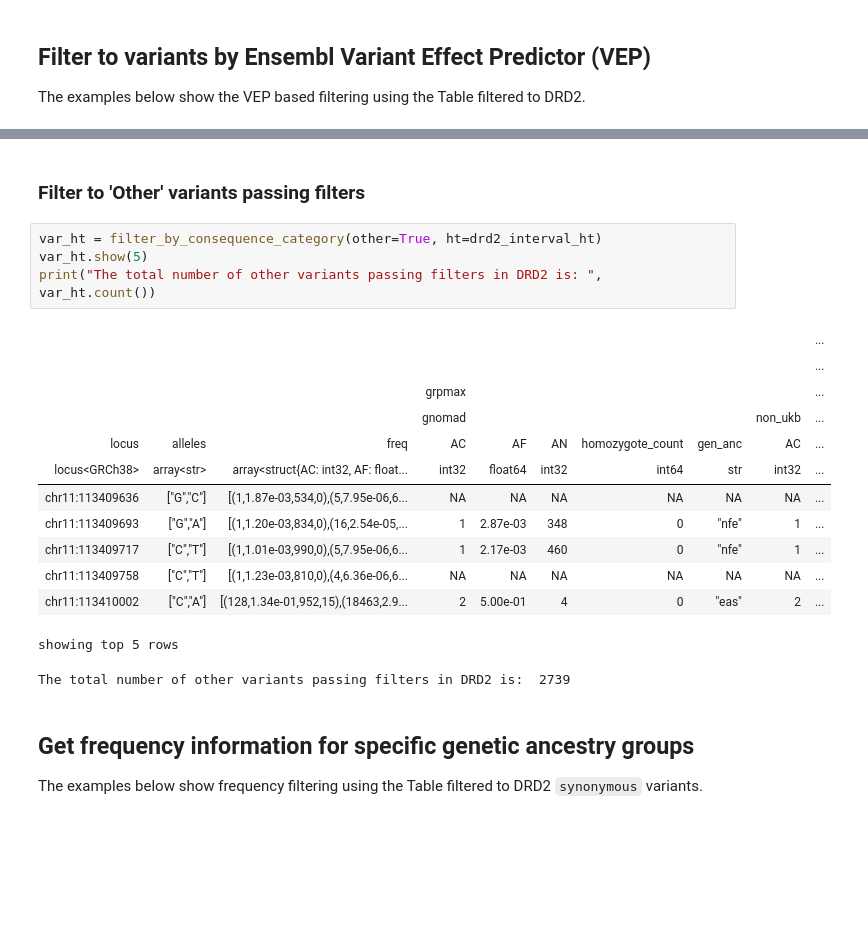
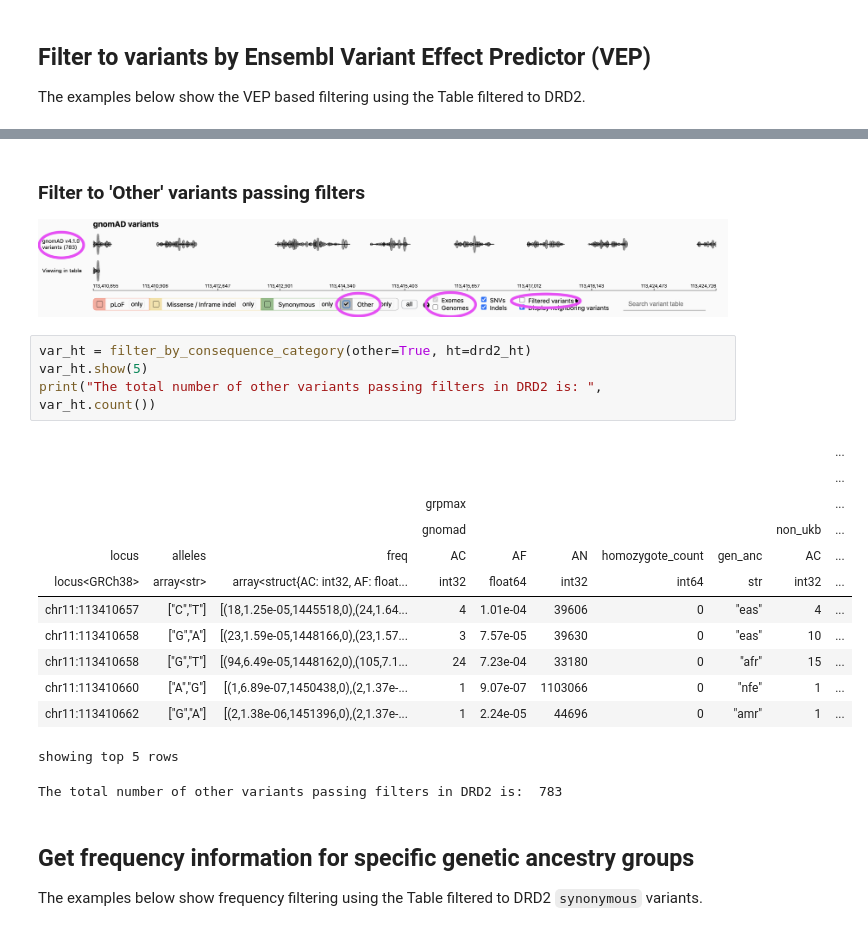
Before and after one commit to broadinstitute/gnomad-toolbox, a Jupyter notebook: gnomad_toolbox/notebooks/intro_to_filtering_variant_data.ipynb, the cells around one changed output, grey strips where cells are left out. Drawn from its saved outputs; the diff is of its cells as text; blank space fills up the shorter version.

Commit message:
Fix other filter in `filter_by_consequence_category`

```diff
--- a/gnomad_toolbox/notebooks/intro_to_filtering_variant_data.ipynb
+++ b/gnomad_toolbox/notebooks/intro_to_filtering_variant_data.ipynb
@@ -155,24 +163,26 @@ showing top 5 rows
 The total number of synonymous variants passing filters in DRD2 is:  238
 # %% [markdown]
 ### Filter to 'Other' variants passing filters
+
+![Screenshot 2024-12-20 at 11.13.08 AM.png](attachment:5565afe1-9dbe-42de-b70e-224b9d8651e4.png)
 # %%
-var_ht = filter_by_consequence_category(other=True, ht=drd2_interval_ht)
+var_ht = filter_by_consequence_category(other=True, ht=drd2_ht)
 var_ht.show(5)
 print("The total number of other variants passing filters in DRD2 is: ", var_ht.count())
 # %% [output]
 |  |  |  |  |  |  |  |  |  | ... |
 |  |  |  |  |  |  |  |  |  | ... |
 |  |  |  | grpmax |  |  |  |  |  | ... |
 |  |  |  | gnomad |  |  |  |  | non_ukb | ... |
 | locus | alleles | freq | AC | AF | AN | homozygote_count | gen_anc | AC | ... |
 | locus<GRCh38> | array<str> | array<struct{AC: int32, AF: float... | int32 | float64 | int32 | int64 | str | int32 | ... |
-| chr11:113409636 | ["G","C"] | [(1,1.87e-03,534,0),(5,7.95e-06,6... | NA | NA | NA | NA | NA | NA | ... |
-| chr11:113409693 | ["G","A"] | [(1,1.20e-03,834,0),(16,2.54e-05,... | 1 | 2.87e-03 | 348 | 0 | "nfe" | 1 | ... |
-| chr11:113409717 | ["C","T"] | [(1,1.01e-03,990,0),(5,7.95e-06,6... | 1 | 2.17e-03 | 460 | 0 | "nfe" | 1 | ... |
-| chr11:113409758 | ["C","T"] | [(1,1.23e-03,810,0),(4,6.36e-06,6... | NA | NA | NA | NA | NA | NA | ... |
-| chr11:113410002 | ["C","A"] | [(128,1.34e-01,952,15),(18463,2.9... | 2 | 5.00e-01 | 4 | 0 | "eas" | 2 | ... |
+| chr11:113410657 | ["C","T"] | [(18,1.25e-05,1445518,0),(24,1.64... | 4 | 1.01e-04 | 39606 | 0 | "eas" | 4 | ... |
+| chr11:113410658 | ["G","A"] | [(23,1.59e-05,1448166,0),(23,1.57... | 3 | 7.57e-05 | 39630 | 0 | "eas" | 10 | ... |
+| chr11:113410658 | ["G","T"] | [(94,6.49e-05,1448162,0),(105,7.1... | 24 | 7.23e-04 | 33180 | 0 | "afr" | 15 | ... |
+| chr11:113410660 | ["A","G"] | [(1,6.89e-07,1450438,0),(2,1.37e-... | 1 | 9.07e-07 | 1103066 | 0 | "nfe" | 1 | ... |
+| chr11:113410662 | ["G","A"] | [(2,1.38e-06,1451396,0),(2,1.37e-... | 1 | 2.24e-05 | 44696 | 0 | "amr" | 1 | ... |
 showing top 5 rows
-The total number of other variants passing filters in DRD2 is:  2739
+The total number of other variants passing filters in DRD2 is:  783
 # %% [markdown]
 ## Get frequency information for specific genetic ancestry groups
 
```
Also changed, not shown: parts of 10 cells of this notebook, 1 other file.
